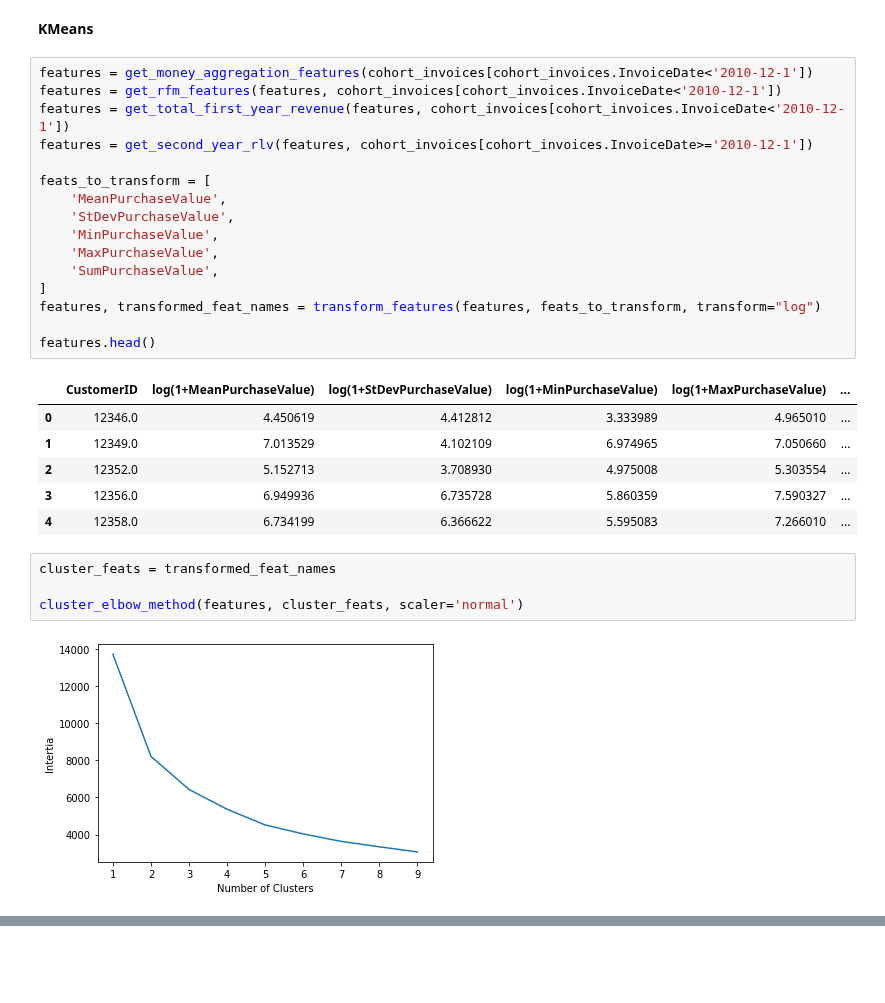
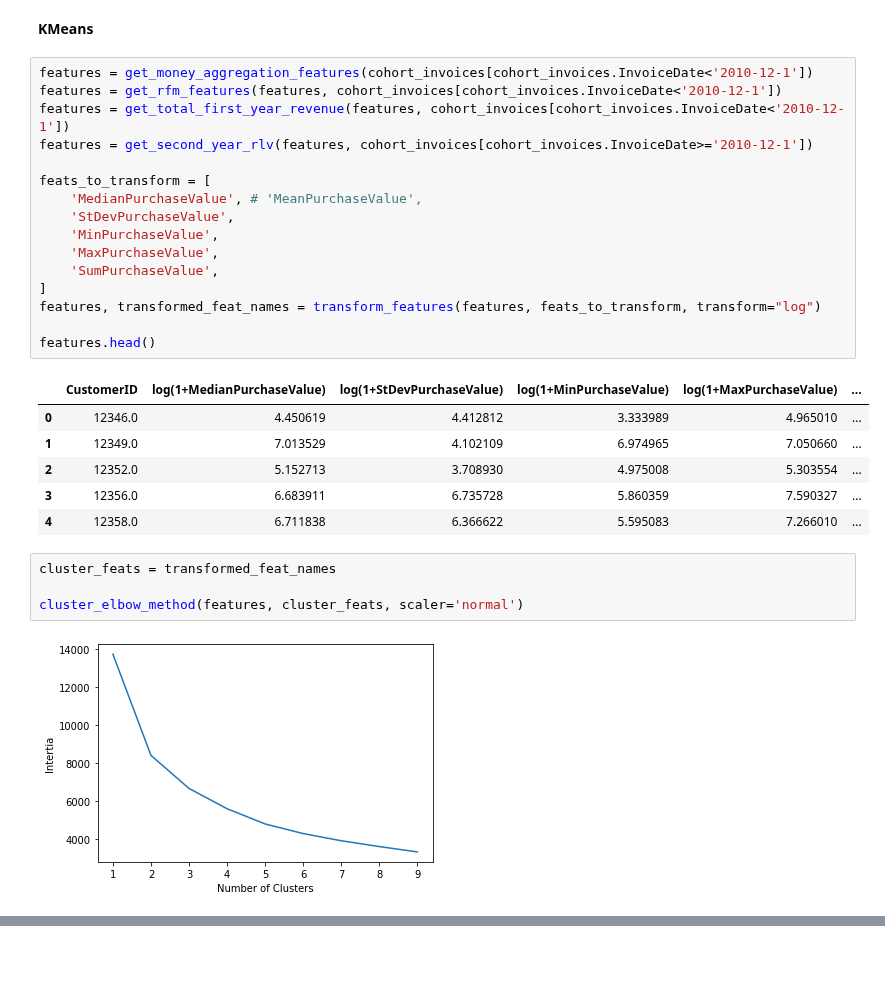
Before and after one commit to W-Tran/Online-Retail, a Jupyter notebook: clustering_daily.ipynb, the cells around one changed output, grey strips where cells are left out. Cells and saved outputs as stored; diff of their text form.

```diff
--- a/clustering_daily.ipynb
+++ b/clustering_daily.ipynb
@@ -127,32 +127,32 @@ Total explained variance: 0.9734311837519665
 # %%
 features = get_money_aggregation_features(cohort_invoices[cohort_invoices.InvoiceDate<'2010-12-1'])
 features = get_rfm_features(features, cohort_invoices[cohort_invoices.InvoiceDate<'2010-12-1'])
 features = get_total_first_year_revenue(features, cohort_invoices[cohort_invoices.InvoiceDate<'2010-12-1'])
 features = get_second_year_rlv(features, cohort_invoices[cohort_invoices.InvoiceDate>='2010-12-1'])
 
 feats_to_transform = [
-    'MeanPurchaseValue',
+    'MedianPurchaseValue', # 'MeanPurchaseValue',
     'StDevPurchaseValue',
     'MinPurchaseValue',
     'MaxPurchaseValue',
     'SumPurchaseValue',
 ]
 features, transformed_feat_names = transform_features(features, feats_to_transform, transform="log")
 
 features.head()
 # %% [output]
-|  | CustomerID | log(1+MeanPurchaseValue) | log(1+StDevPurchaseValue) | log(1+MinPurchaseValue) | log(1+MaxPurchaseValue) | ... |
+|  | CustomerID | log(1+MedianPurchaseValue) | log(1+StDevPurchaseValue) | log(1+MinPurchaseValue) | log(1+MaxPurchaseValue) | ... |
 | 0 | 12346.0 | 4.450619 | 4.412812 | 3.333989 | 4.965010 | ... |
 | 1 | 12349.0 | 7.013529 | 4.102109 | 6.974965 | 7.050660 | ... |
 | 2 | 12352.0 | 5.152713 | 3.708930 | 4.975008 | 5.303554 | ... |
-| 3 | 12356.0 | 6.949936 | 6.735728 | 5.860359 | 7.590327 | ... |
-| 4 | 12358.0 | 6.734199 | 6.366622 | 5.595083 | 7.266010 | ... |
+| 3 | 12356.0 | 6.683911 | 6.735728 | 5.860359 | 7.590327 | ... |
+| 4 | 12358.0 | 6.711838 | 6.366622 | 5.595083 | 7.266010 | ... |
 # %%
 cluster_feats = transformed_feat_names
 
 cluster_elbow_method(features, cluster_feats, scaler='normal')
 # %% [output]
-[figure, old version]
+[figure, new version]
 # %%
 num_clusters = 4
 features, scaler, cluster_centers  = perform_km_clustering(features, cluster_feats, num_clusters, scaler='normal')
```
Also changed, not shown: parts of 13 cells of this notebook, 1 other file.
